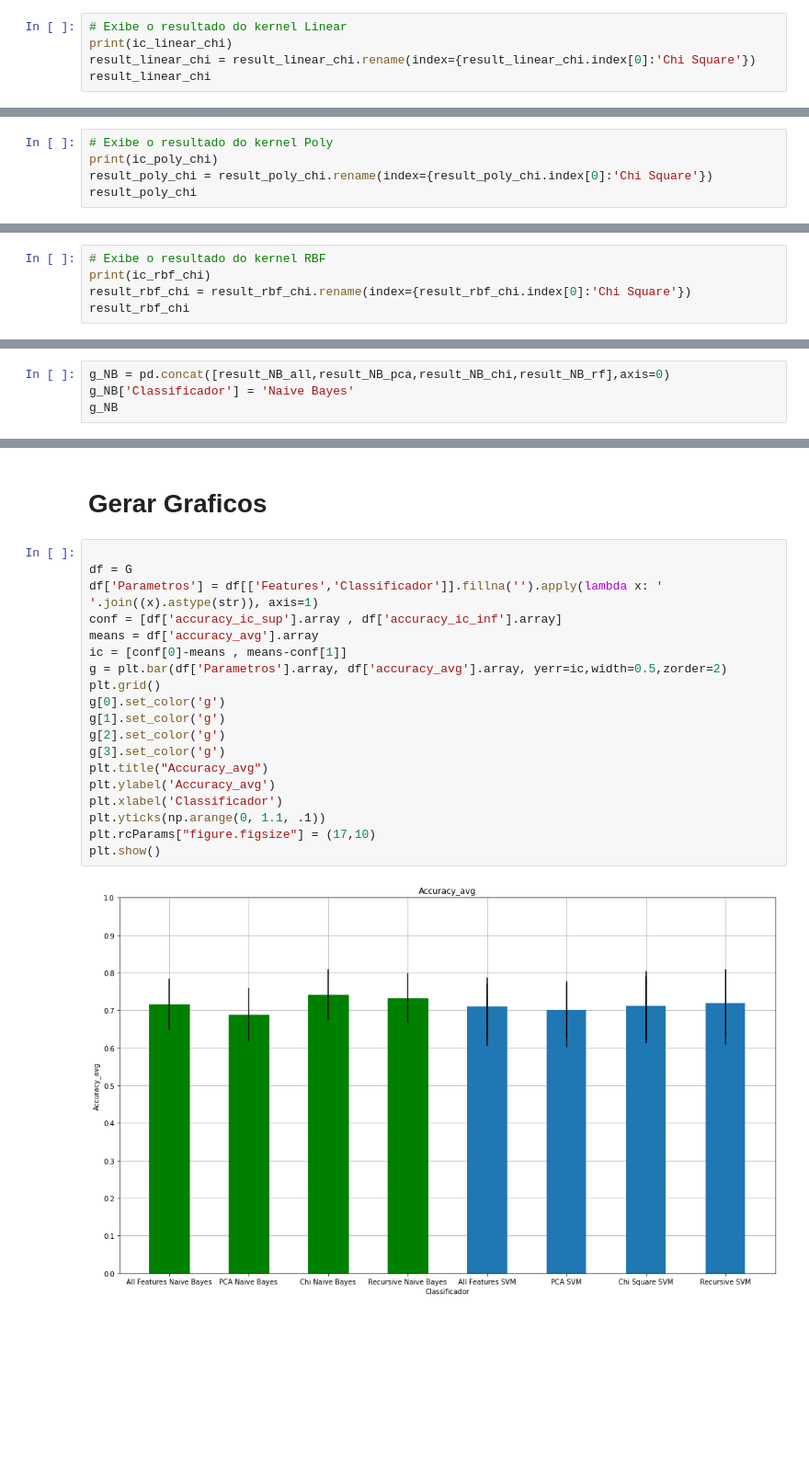
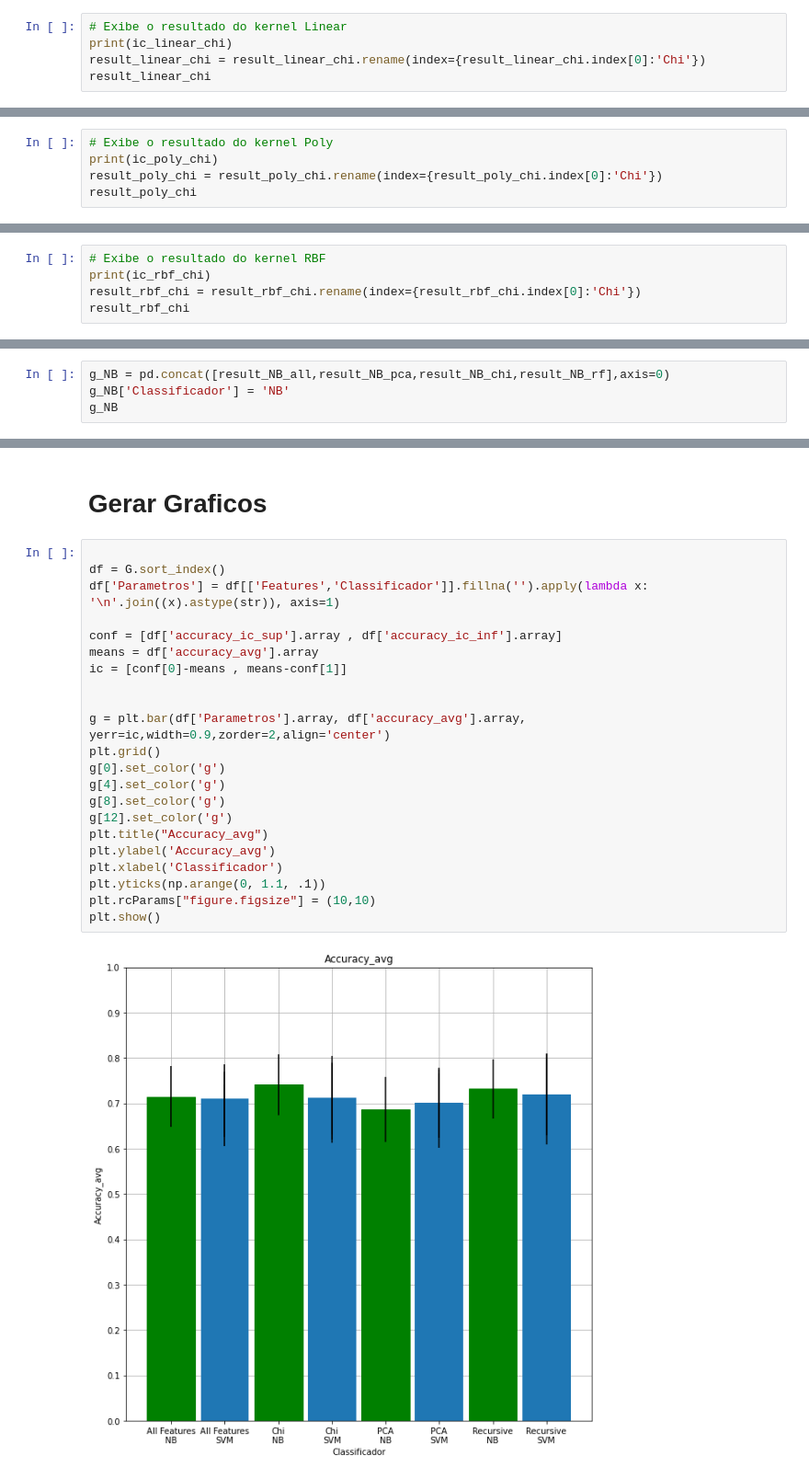
Before and after one commit to carlaprv/sin5007-reconhecimento-de-padroes, a Jupyter notebook: 07 - Naive Bayes + SVM v02.ipynb, the cells around one changed output, grey strips where cells are left out. Shown at 92% size. Saved outputs shown, nothing was run; the diff lists cells and outputs as text; blank space fills up the shorter version.

Commit message:
Update - Graphic

```diff
--- a/07 - Naive Bayes + SVM v02.ipynb
+++ b/07 - Naive Bayes + SVM v02.ipynb
@@ -826,7 +844,7 @@ Fold 9: Pos: 34, Neg: 30, Total: 64, Proporção: 53% x 46%
 # %%
 # Exibe o resultado do kernel Linear
 print(ic_linear_chi)
-result_linear_chi = result_linear_chi.rename(index={result_linear_chi.index[0]:'Chi Square'})
+result_linear_chi = result_linear_chi.rename(index={result_linear_chi.index[0]:'Chi'})
 result_linear_chi
 # %% [output]
      accuracy_ic  precision_ic  recall_ic  fscore_ic
@@ -837,7 +855,7 @@ sup     0.789837      0.814160   0.789837   0.780479
 # %%
 # Exibe o resultado do kernel Poly
 print(ic_poly_chi)
-result_poly_chi = result_poly_chi.rename(index={result_poly_chi.index[0]:'Chi Square'})
+result_poly_chi = result_poly_chi.rename(index={result_poly_chi.index[0]:'Chi'})
 result_poly_chi
 # %% [output]
      accuracy_ic  precision_ic  recall_ic  fscore_ic
@@ -848,7 +866,7 @@ sup     0.786924      0.813026   0.786924   0.779615
 # %%
 # Exibe o resultado do kernel RBF
 print(ic_rbf_chi)
-result_rbf_chi = result_rbf_chi.rename(index={result_rbf_chi.index[0]:'Chi Square'})
+result_rbf_chi = result_rbf_chi.rename(index={result_rbf_chi.index[0]:'Chi'})
 result_rbf_chi
 # %% [output]
      accuracy_ic  precision_ic  recall_ic  fscore_ic
@@ -931,7 +949,7 @@ for x,y in zip(r,i):
     exec("{r}.insert({r}.columns.get_loc('{j}')+2,'{k}_sup',{i}['{k}'][1],False)".format(r=x,i=y,j=w,k=z))
 # %%
 g_NB = pd.concat([result_NB_all,result_NB_pca,result_NB_chi,result_NB_rf],axis=0)
-g_NB['Classificador'] = 'Naive Bayes'
+g_NB['Classificador'] = 'NB'
 g_NB
 # %% [output]
 |  | c | accuracy_avg | accuracy_ic_inf | accuracy_ic_sup | precision_avg | precision_ic_inf | ... |
@@ -996,23 +1014,26 @@ G
 # Gerar Graficos
 # %%
 
-df = G
-df['Parametros'] = df[['Features','Classificador']].fillna('').apply(lambda x: ' '.join((x).astype(str)), axis=1)
+df = G.sort_index()
+df['Parametros'] = df[['Features','Classificador']].fillna('').apply(lambda x: '\n'.join((x).astype(str)), axis=1)
+
 conf = [df['accuracy_ic_sup'].array , df['accuracy_ic_inf'].array]
 means = df['accuracy_avg'].array
 ic = [conf[0]-means , means-conf[1]]
-g = plt.bar(df['Parametros'].array, df['accuracy_avg'].array, yerr=ic,width=0.5,zorder=2)
+
+
+g = plt.bar(df['Parametros'].array, df['accuracy_avg'].array, yerr=ic,width=0.9,zorder=2,align='center')
 plt.grid()
 g[0].set_color('g')
-g[1].set_color('g')
-g[2].set_color('g')
-g[3].set_color('g')
+g[4].set_color('g')
+g[8].set_color('g')
+g[12].set_color('g')
 plt.title("Accuracy_avg")
 plt.ylabel('Accuracy_avg')
 plt.xlabel('Classificador')
 plt.yticks(np.arange(0, 1.1, .1))
-plt.rcParams["figure.figsize"] = (17,10)
+plt.rcParams["figure.figsize"] = (10,10)
 plt.show()
 # %% [output]
-[figure, old version]
+[figure, new version]
 # %%
```
Also changed, not shown: parts of 8 cells of this notebook.
